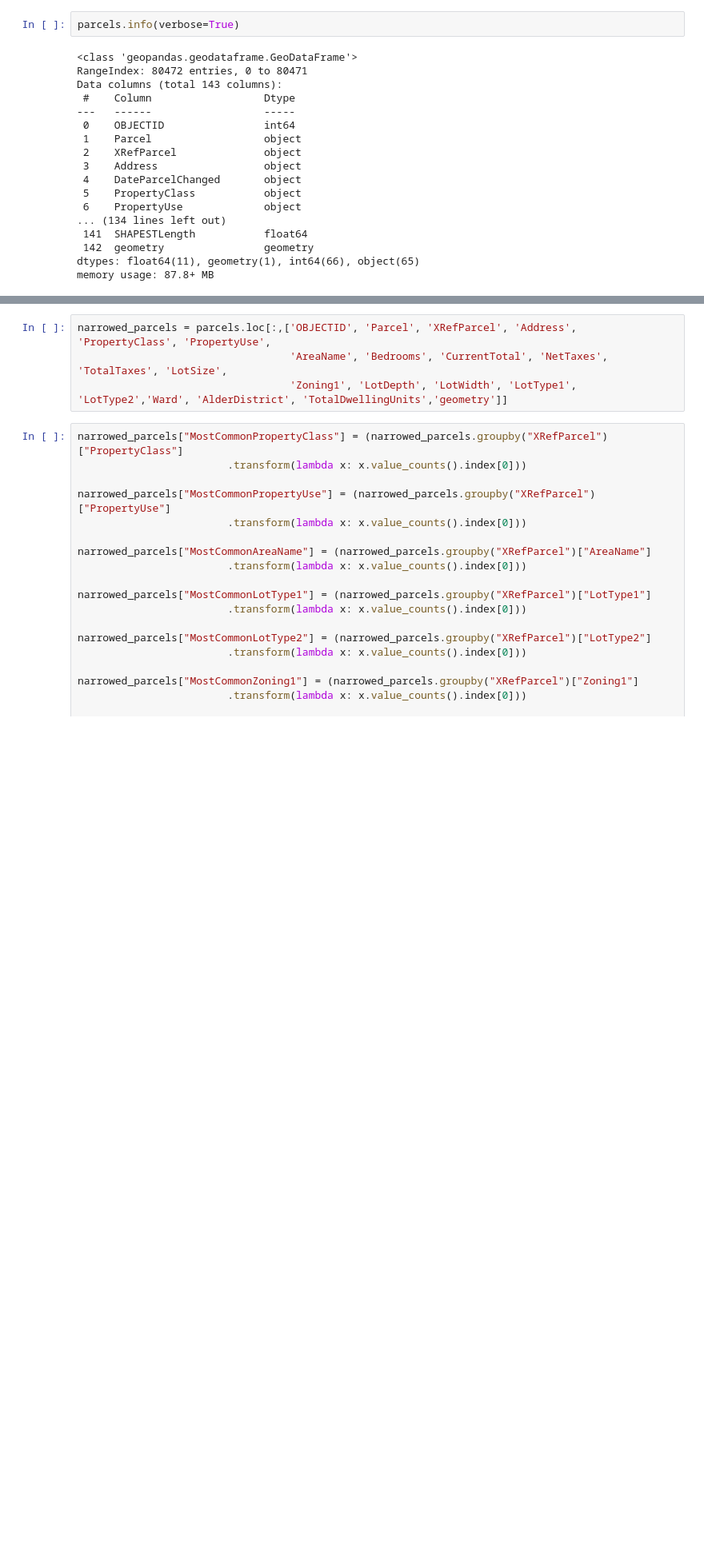
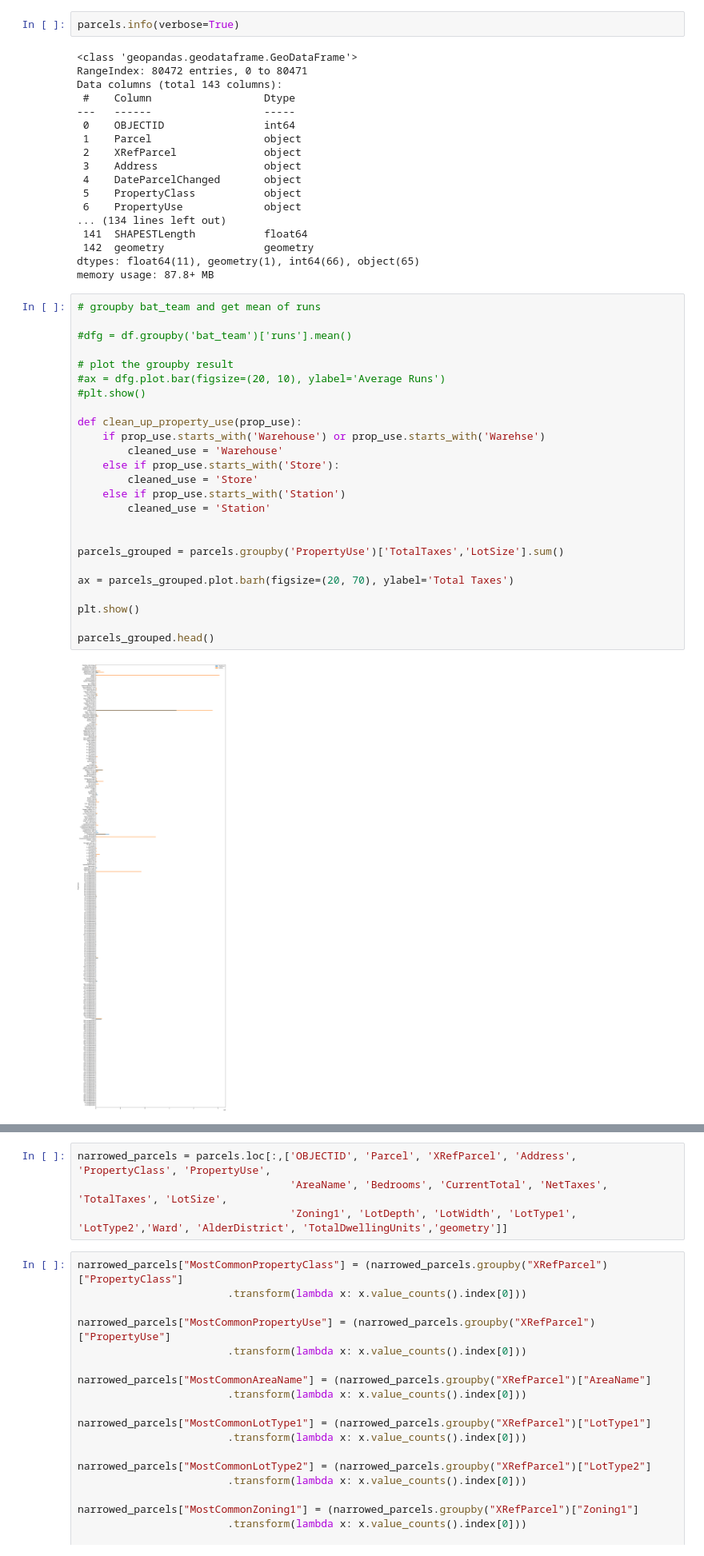
Before and after one commit to strongtownsmadison/madison_parcels_data, a Jupyter notebook: Taxes Per Square Foot Madison.ipynb, the cells around one changed output, grey strips where cells are left out. Shown at 80% size. Cells and saved outputs as stored; diff of their text form; blank space fills up the shorter version.

```diff
--- a/Taxes Per Square Foot Madison.ipynb
+++ b/Taxes Per Square Foot Madison.ipynb
@@ -45,3 +46,30 @@ Data columns (total 143 columns):
  142  geometry                geometry
 dtypes: float64(11), geometry(1), int64(66), object(65)
 memory usage: 87.8+ MB
+# %%
+# groupby bat_team and get mean of runs
+
+#dfg = df.groupby('bat_team')['runs'].mean()
+
+# plot the groupby result
+#ax = dfg.plot.bar(figsize=(20, 10), ylabel='Average Runs')
+#plt.show()
+
+def clean_up_property_use(prop_use):
+    if prop_use.starts_with('Warehouse') or prop_use.starts_with('Warehse')
+        cleaned_use = 'Warehouse'
+    else if prop_use.starts_with('Store'):
+        cleaned_use = 'Store'
+    else if prop_use.starts_with('Station')
+        cleaned_use = 'Station'
+
+
+parcels_grouped = parcels.groupby('PropertyUse')['TotalTaxes','LotSize'].sum()
+
+ax = parcels_grouped.plot.barh(figsize=(20, 70), ylabel='Total Taxes')
+
+plt.show()
+
+parcels_grouped.head()
+# %% [output]
+[figure, added]
```
Also changed, not shown: parts of 4 cells of this notebook, 1 other file.
